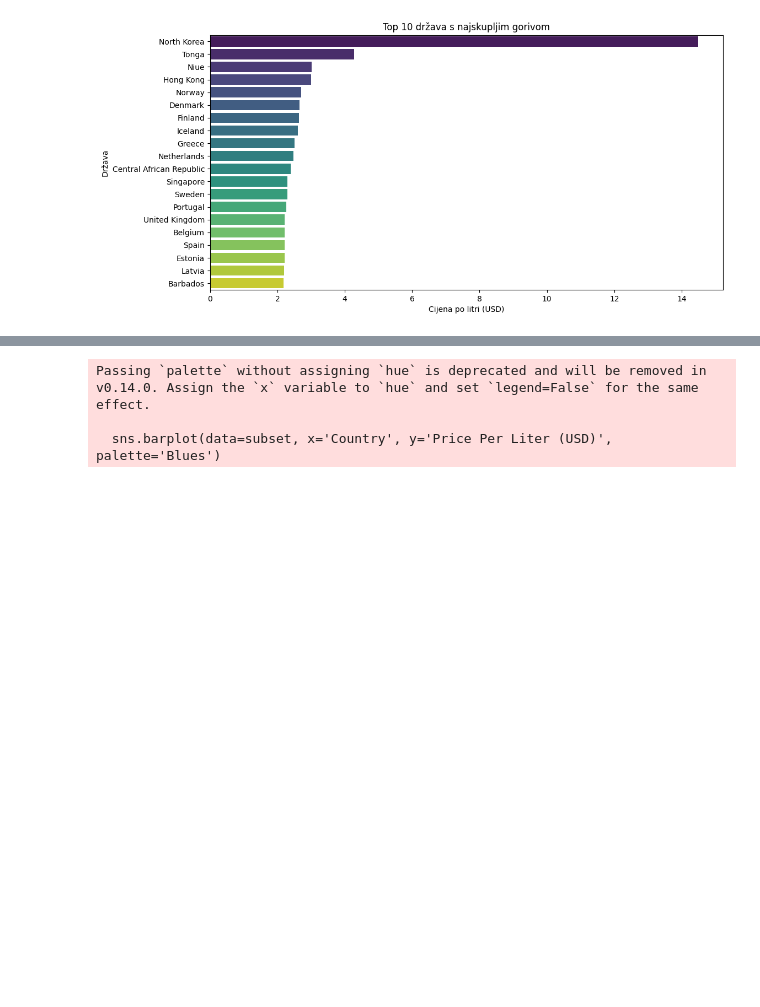
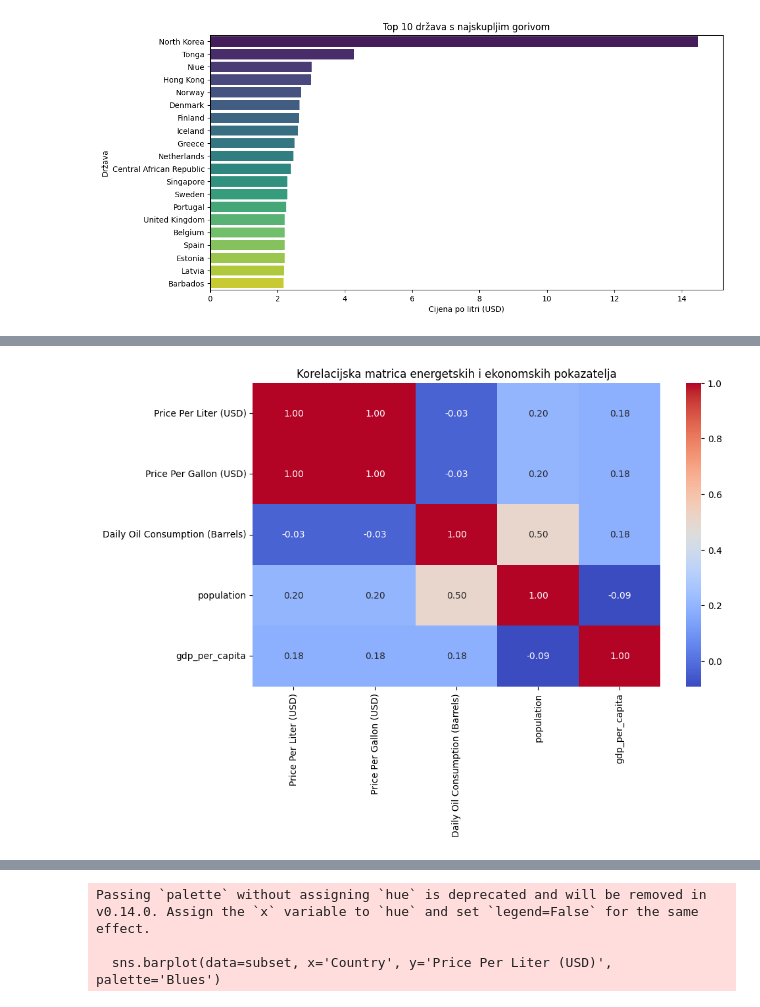
Before and after one commit to inizek23/Projekt-PzAP, a Jupyter notebook: PROJEKT_PzAP_Nizek.ipynb, the cells around one changed output, grey strips where cells are left out. Cells and saved outputs as stored; diff of their text form; code cells hidden in the pictures; blank space fills up the shorter version.

```diff
--- a/PROJEKT_PzAP_Nizek.ipynb
+++ b/PROJEKT_PzAP_Nizek.ipynb
@@ -297,0 +339,10 @@ plt.show()
+# %%
+plt.figure(figsize=(10,6))
+sns.heatmap(merged[['Price Per Liter (USD)', 'Price Per Gallon (USD)',
+                    'Daily Oil Consumption (Barrels)', 'population',
+                    'gdp_per_capita']].corr(),
+            annot=True, cmap='coolwarm', fmt='.2f')
+plt.title('Korelacijska matrica energetskih i ekonomskih pokazatelja')
+plt.show()
+# %% [output]
+[figure, added]
```
Also changed, not shown: parts of 20 cells of this notebook.
